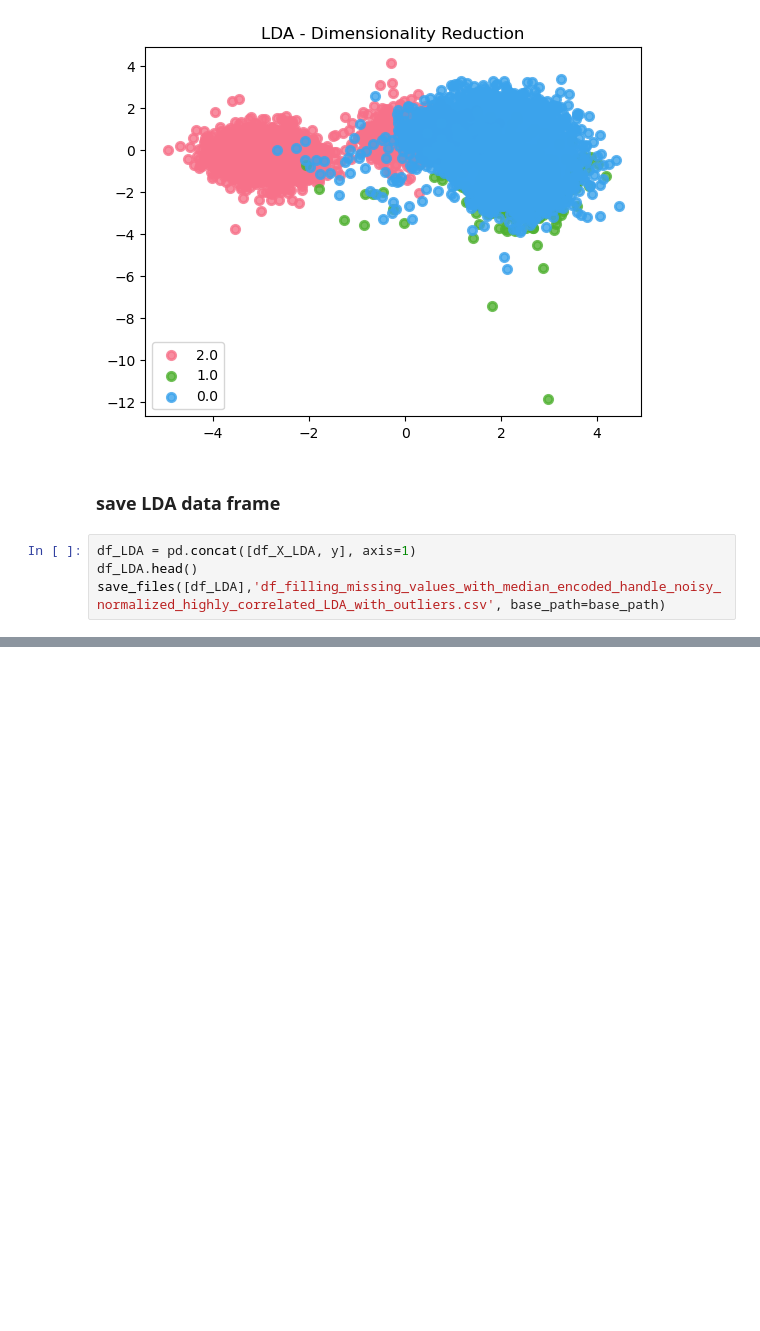
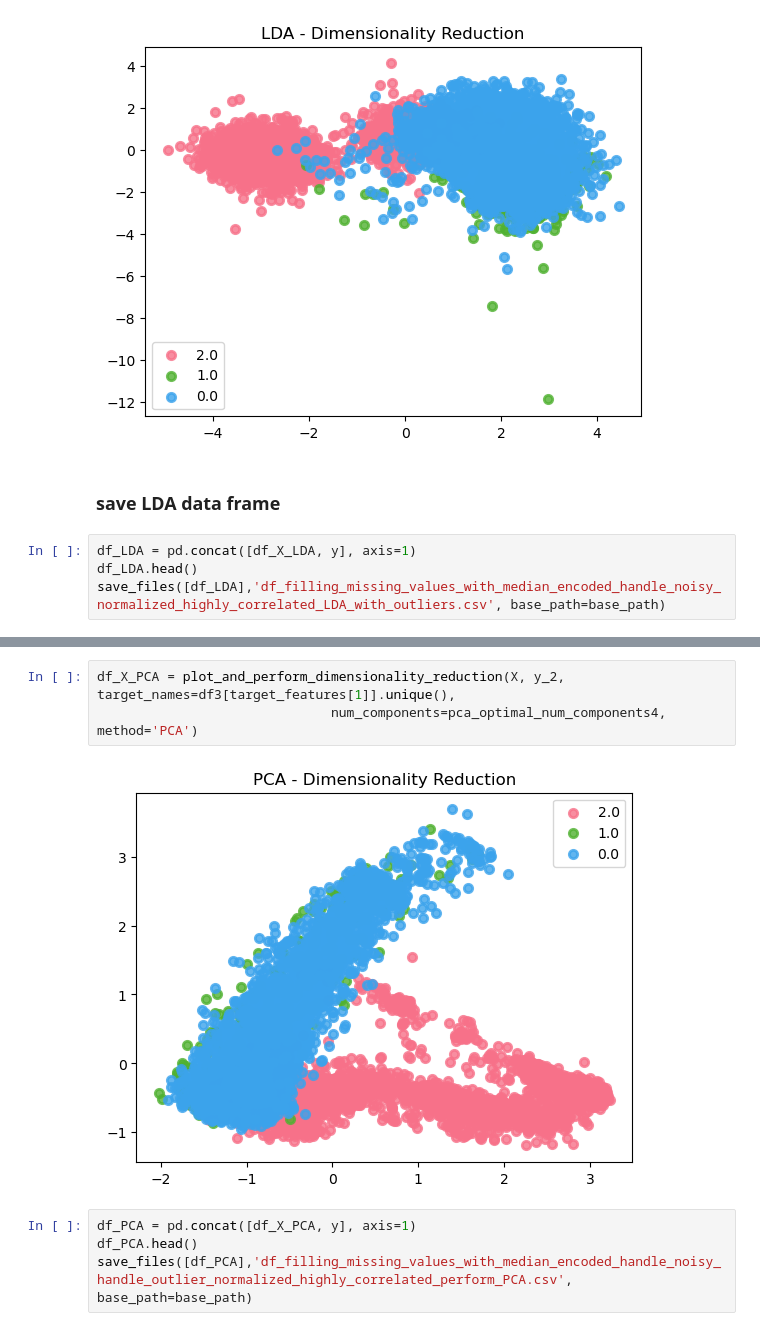
Before and after one commit to fatemehsotudeh/PDRM, a Jupyter notebook: notebooks/data_preprocessing/data_reduction/dimensionality_reduction.ipynb, the cells around one changed output, grey strips where cells are left out. Cells and saved outputs as stored; diff of their text form; blank space fills up the shorter version.

```diff
--- a/notebooks/data_preprocessing/data_reduction/dimensionality_reduction.ipynb
+++ b/notebooks/data_preprocessing/data_reduction/dimensionality_reduction.ipynb
@@ -144,0 +224,9 @@ save_files([df_LDA],'df_filling_missing_values_with_median_encoded_handle_noisy_
+# %%
+df_X_PCA = plot_and_perform_dimensionality_reduction(X, y_2, target_names=df3[target_features[1]].unique(),
+                              num_components=pca_optimal_num_components4, method='PCA')
+# %% [output]
+[figure, added]
+# %%
+df_PCA = pd.concat([df_X_PCA, y], axis=1)
+df_PCA.head()
+save_files([df_PCA],'df_filling_missing_values_with_median_encoded_handle_noisy_handle_outlier_normalized_highly_correlated_perform_PCA.csv', base_path=base_path)
```
Also changed, not shown: parts of 19 cells of this notebook, 23 other files.
